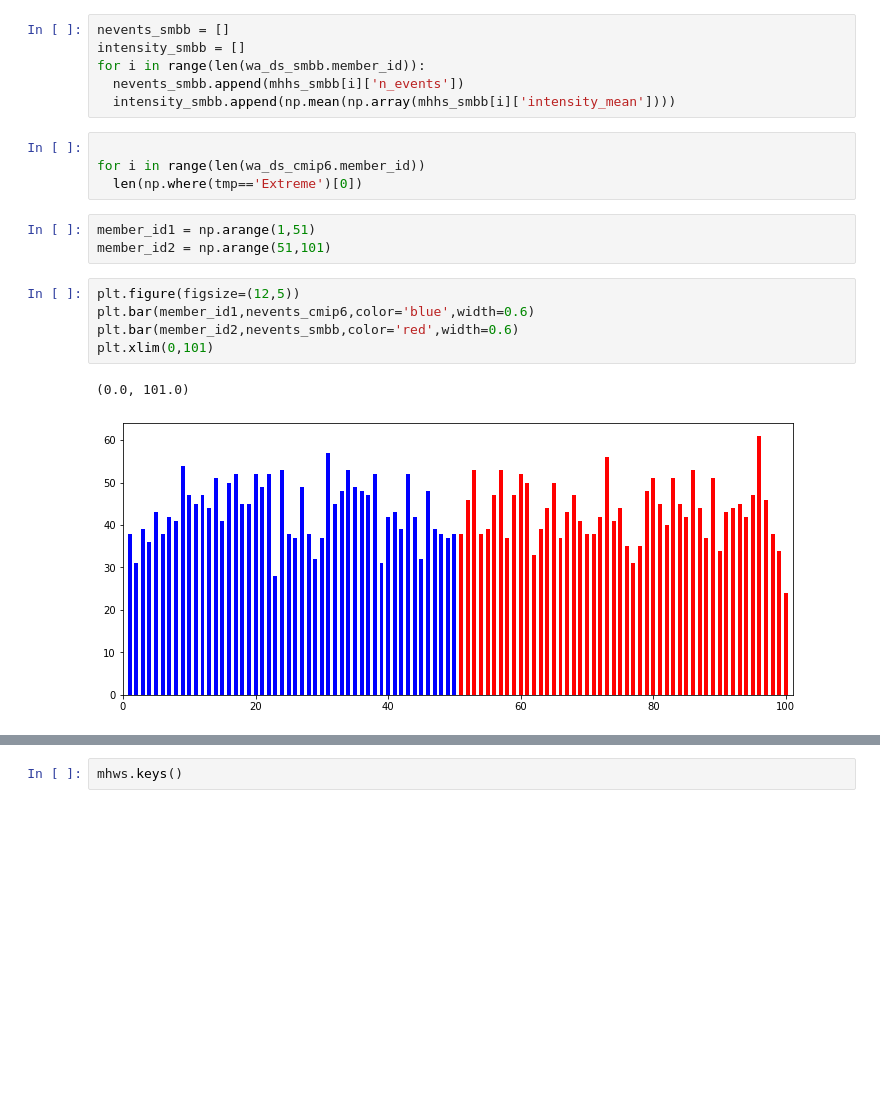
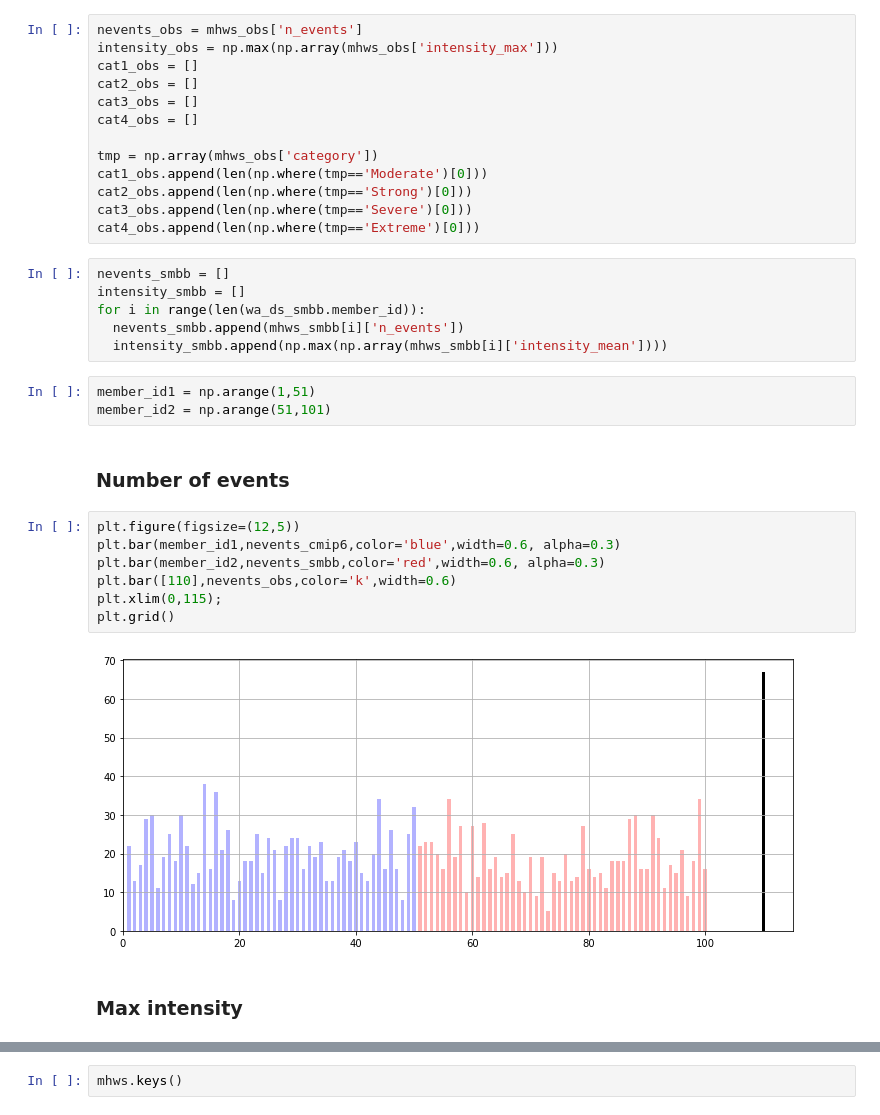
Before and after one commit to NCAR/MHW_LENS2, a Jupyter notebook: notebooks/misc/example_cesm2_le.ipynb, the cells around one changed output, grey strips where cells are left out. Saved outputs shown, nothing was run; the diff lists cells and outputs as text; blank space fills up the shorter version.

```diff
--- a/notebooks/misc/example_cesm2_le.ipynb
+++ b/notebooks/misc/example_cesm2_le.ipynb
@@ -283,26 +338,40 @@ for i in range(len(wa_ds_cmip6.member_id)):
   cat2_cmip6.append(len(np.where(tmp=='Strong')[0]))
   cat3_cmip6.append(len(np.where(tmp=='Severe')[0]))
   cat4_cmip6.append(len(np.where(tmp=='Extreme')[0]))
-# %%
-nevents_smbb = []
-intensity_smbb = []
-for i in range(len(wa_ds_smbb.member_id)):
-  nevents_smbb.append(mhhs_smbb[i]['n_events'])
-  intensity_smbb.append(np.mean(np.array(mhhs_smbb[i]['intensity_mean'])))
-# %%
-
-for i in range(len(wa_ds_cmip6.member_id))
-  len(np.where(tmp=='Extreme')[0])
+# %%
+nevents_obs = mhws_obs['n_events']
+intensity_obs = np.max(np.array(mhws_obs['intensity_max']))
+cat1_obs = []
+cat2_obs = []
+cat3_obs = []
+cat4_obs = []
+
+tmp = np.array(mhws_obs['category'])
+cat1_obs.append(len(np.where(tmp=='Moderate')[0]))
+cat2_obs.append(len(np.where(tmp=='Strong')[0]))
+cat3_obs.append(len(np.where(tmp=='Severe')[0]))
+cat4_obs.append(len(np.where(tmp=='Extreme')[0]))
+# %%
+nevents_smbb = []
+intensity_smbb = []
+for i in range(len(wa_ds_smbb.member_id)):
+  nevents_smbb.append(mhws_smbb[i]['n_events'])
+  intensity_smbb.append(np.max(np.array(mhws_smbb[i]['intensity_mean'])))
 # %%
 member_id1 = np.arange(1,51)
 member_id2 = np.arange(51,101)
+# %% [markdown]
+### Number of events
 # %%
 plt.figure(figsize=(12,5))
-plt.bar(member_id1,nevents_cmip6,color='blue',width=0.6)
-plt.bar(member_id2,nevents_smbb,color='red',width=0.6)
-plt.xlim(0,101)
+plt.bar(member_id1,nevents_cmip6,color='blue',width=0.6, alpha=0.3)
+plt.bar(member_id2,nevents_smbb,color='red',width=0.6, alpha=0.3)
+plt.bar([110],nevents_obs,color='k',width=0.6)
+plt.xlim(0,115);
+plt.grid()
 # %% [output]
-(0.0, 101.0)
-[figure, old version]
+[figure, new version]
+# %% [markdown]
+### Max intensity
 # %%
 plt.figure(figsize=(12,5))
```
Also changed, not shown: parts of 35 cells of this notebook.
